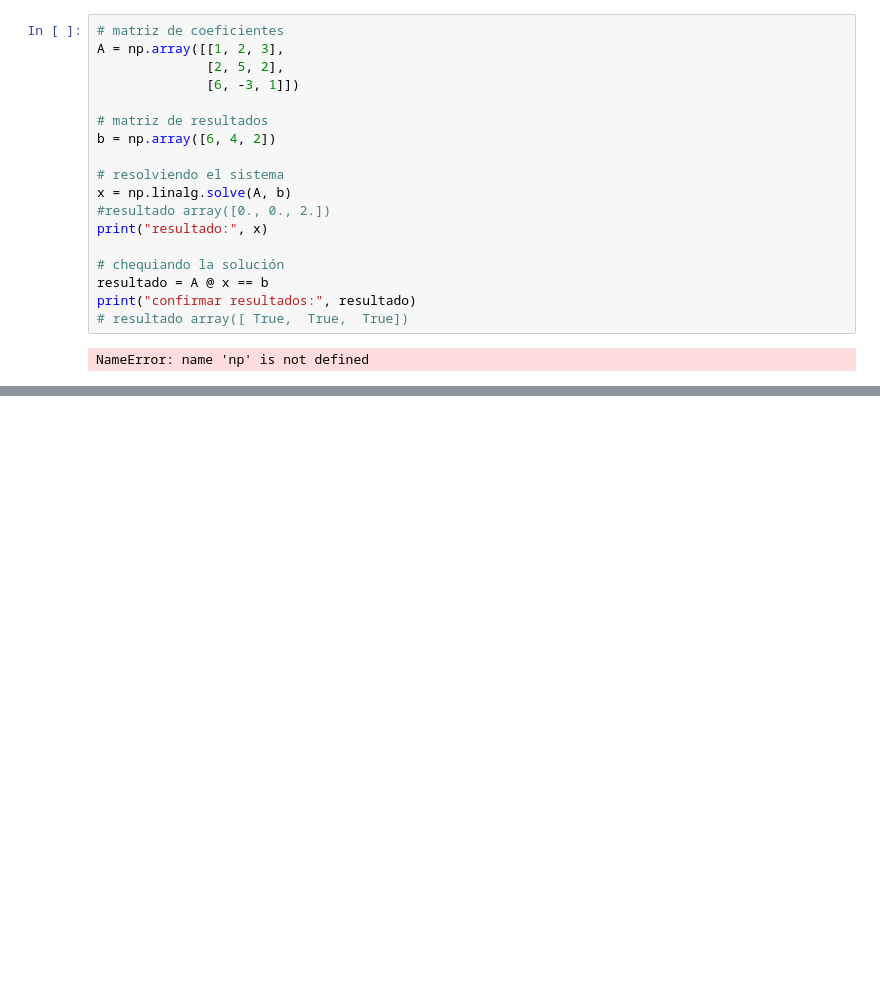
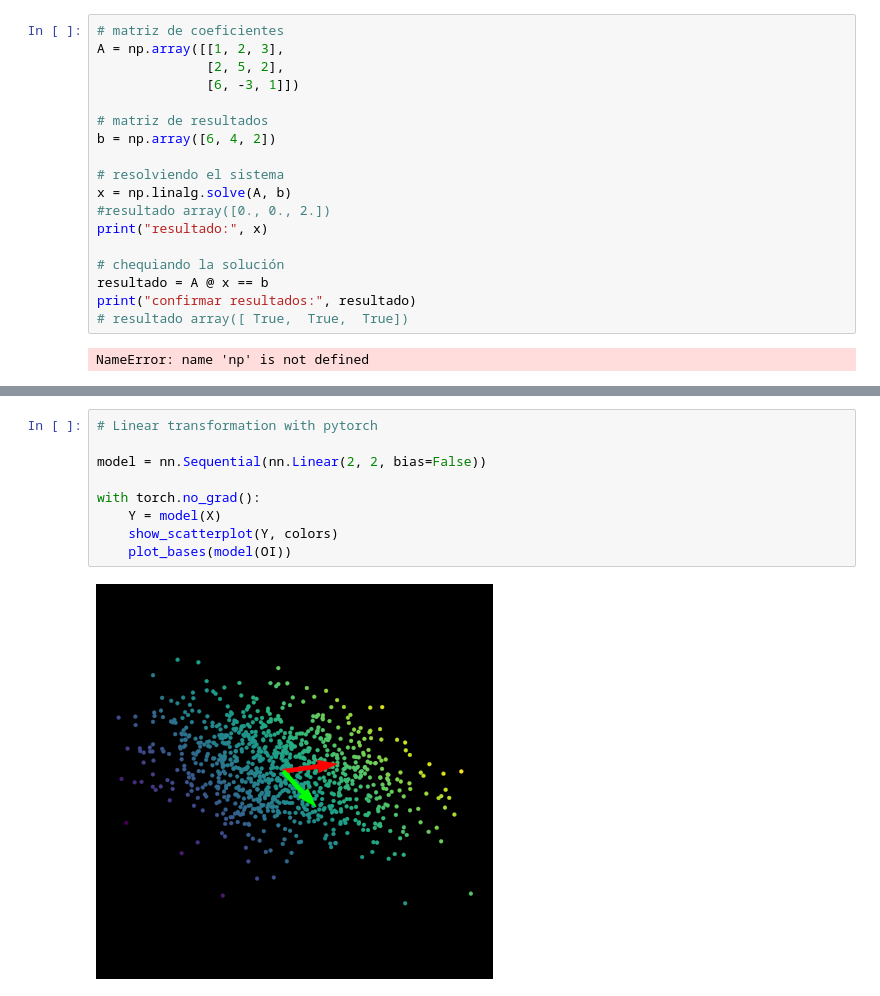
Before and after one commit to alefram/notebooks, a Jupyter notebook: linear_algebra.ipynb, the cells around one changed output, grey strips where cells are left out. Cells and saved outputs as stored; diff of their text form; blank space fills up the shorter version.

Commit message:
add tikz ready and linear algebra with pytorch

```diff
--- a/linear_algebra.ipynb
+++ b/linear_algebra.ipynb
@@ -324,0 +386,11 @@ import torch.nn as nn
+# %%
+# Linear transformation with pytorch
+
+model = nn.Sequential(nn.Linear(2, 2, bias=False))
+
+with torch.no_grad():
+    Y = model(X)
+    show_scatterplot(Y, colors)
+    plot_bases(model(OI))
+# %% [output]
+[figure, added]
```
Also changed, not shown: parts of 9 cells of this notebook, 5 other files.
